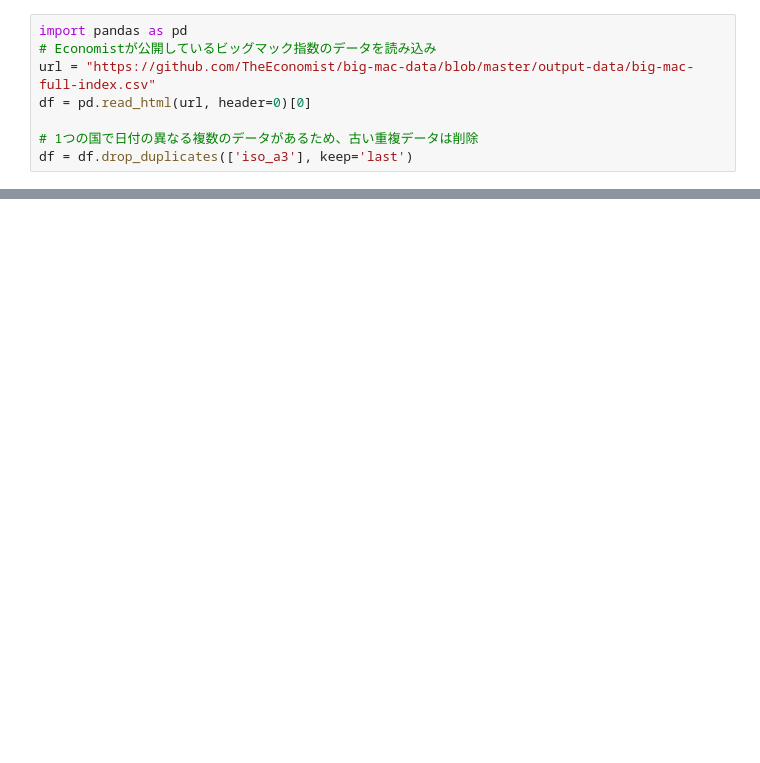
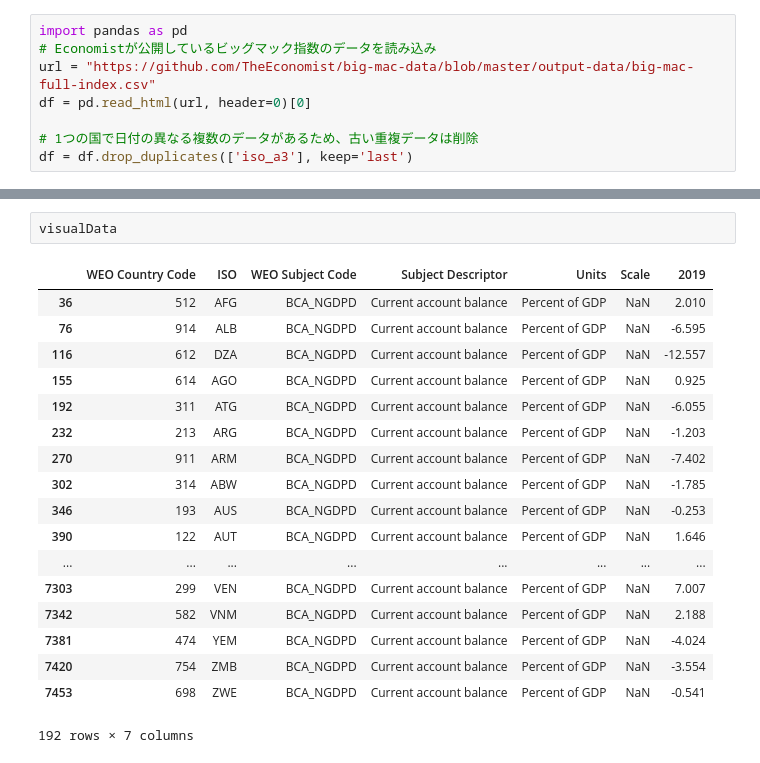
Before and after one commit to fujarenpaw/WorldInfo, a Jupyter notebook: Program/testProgram.ipynb, the cells around one changed output, grey strips where cells are left out. Drawn from its saved outputs; the diff is of its cells as text; blank space fills up the shorter version.

```diff
--- a/Program/testProgram.ipynb
+++ b/Program/testProgram.ipynb
@@ -95,0 +237,21 @@ m
+# %%
+visualData
+# %% [output]
+|  | WEO Country Code | ISO | WEO Subject Code | Subject Descriptor | Units | Scale | 2019 |
+| 36 | 512 | AFG | BCA_NGDPD | Current account balance | Percent of GDP | NaN | 2.010 |
+| 76 | 914 | ALB | BCA_NGDPD | Current account balance | Percent of GDP | NaN | -6.595 |
+| 116 | 612 | DZA | BCA_NGDPD | Current account balance | Percent of GDP | NaN | -12.557 |
+| 155 | 614 | AGO | BCA_NGDPD | Current account balance | Percent of GDP | NaN | 0.925 |
+| 192 | 311 | ATG | BCA_NGDPD | Current account balance | Percent of GDP | NaN | -6.055 |
+| 232 | 213 | ARG | BCA_NGDPD | Current account balance | Percent of GDP | NaN | -1.203 |
+| 270 | 911 | ARM | BCA_NGDPD | Current account balance | Percent of GDP | NaN | -7.402 |
+| 302 | 314 | ABW | BCA_NGDPD | Current account balance | Percent of GDP | NaN | -1.785 |
+| 346 | 193 | AUS | BCA_NGDPD | Current account balance | Percent of GDP | NaN | -0.253 |
+| 390 | 122 | AUT | BCA_NGDPD | Current account balance | Percent of GDP | NaN | 1.646 |
+| ... | ... | ... | ... | ... | ... | ... | ... |
+| 7303 | 299 | VEN | BCA_NGDPD | Current account balance | Percent of GDP | NaN | 7.007 |
+| 7342 | 582 | VNM | BCA_NGDPD | Current account balance | Percent of GDP | NaN | 2.188 |
+| 7381 | 474 | YEM | BCA_NGDPD | Current account balance | Percent of GDP | NaN | -4.024 |
+| 7420 | 754 | ZMB | BCA_NGDPD | Current account balance | Percent of GDP | NaN | -3.554 |
+| 7453 | 698 | ZWE | BCA_NGDPD | Current account balance | Percent of GDP | NaN | -0.541 |
+192 rows × 7 columns
```
Also changed, not shown: parts of 12 cells of this notebook, 12 other files.
